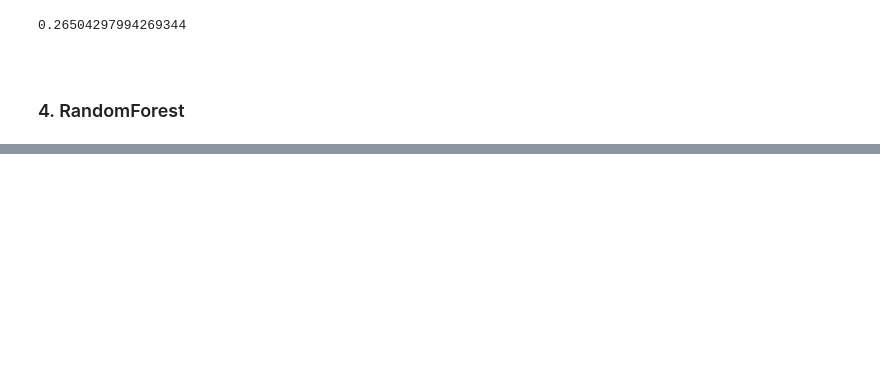
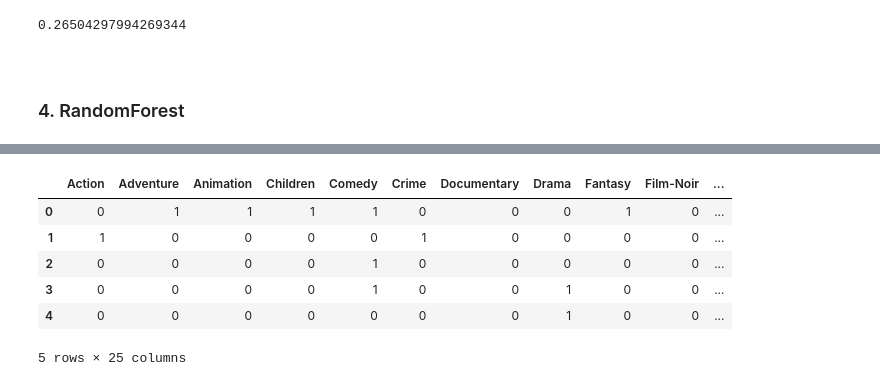
Before and after one commit to ijo0r98/likelion-kdigital, a Jupyter notebook: mid-project-1/영화 별점 데이터 분석_주란.ipynb, the cells around one changed output, grey strips where cells are left out. Drawn from its saved outputs; the diff is of its cells as text; code cells hidden in the pictures; blank space fills up the shorter version.

```diff
--- a/mid-project-1/영화 별점 데이터 분석_주란.ipynb
+++ b/mid-project-1/영화 별점 데이터 분석_주란.ipynb
@@ -569,0 +835,19 @@ accuracy_score(y_test, xgb.predict(x_test))
+# %%
+df2.popularity = df2.popularity.apply(lambda x: float(x))
+df2.budget = df2.budget.apply(lambda x: int(x))
+
+df2.rating = df2.rating.apply(rating_categorized)
+
+y_data3 = df2['rating']
+
+columns = ['Action', 'Adventure', 'Animation', 'Children', 'Comedy', 'Crime', 'Documentary', 'Drama', 'Fantasy', 'Film-Noir', 'Horror', 'IMAX', 'Musical', 'Mystery', 'Romance', 'Sci-Fi', 'Thriller', 'War', 'Western', 'budget', 'popularity', 'runtime', 'vote_average', 'vote_count','original_language']
+X_data2 = df2[columns]
+X_data2.head()
+# %% [output]
+|  | Action | Adventure | Animation | Children | Comedy | Crime | Documentary | Drama | Fantasy | Film-Noir | ... |
+| 0 | 0 | 1 | 1 | 1 | 1 | 0 | 0 | 0 | 1 | 0 | ... |
+| 1 | 1 | 0 | 0 | 0 | 0 | 1 | 0 | 0 | 0 | 0 | ... |
+| 2 | 0 | 0 | 0 | 0 | 1 | 0 | 0 | 0 | 0 | 0 | ... |
+| 3 | 0 | 0 | 0 | 0 | 1 | 0 | 0 | 1 | 0 | 0 | ... |
+| 4 | 0 | 0 | 0 | 0 | 0 | 0 | 0 | 1 | 0 | 0 | ... |
+5 rows × 25 columns
```
Also changed, not shown: parts of 48 cells of this notebook.
